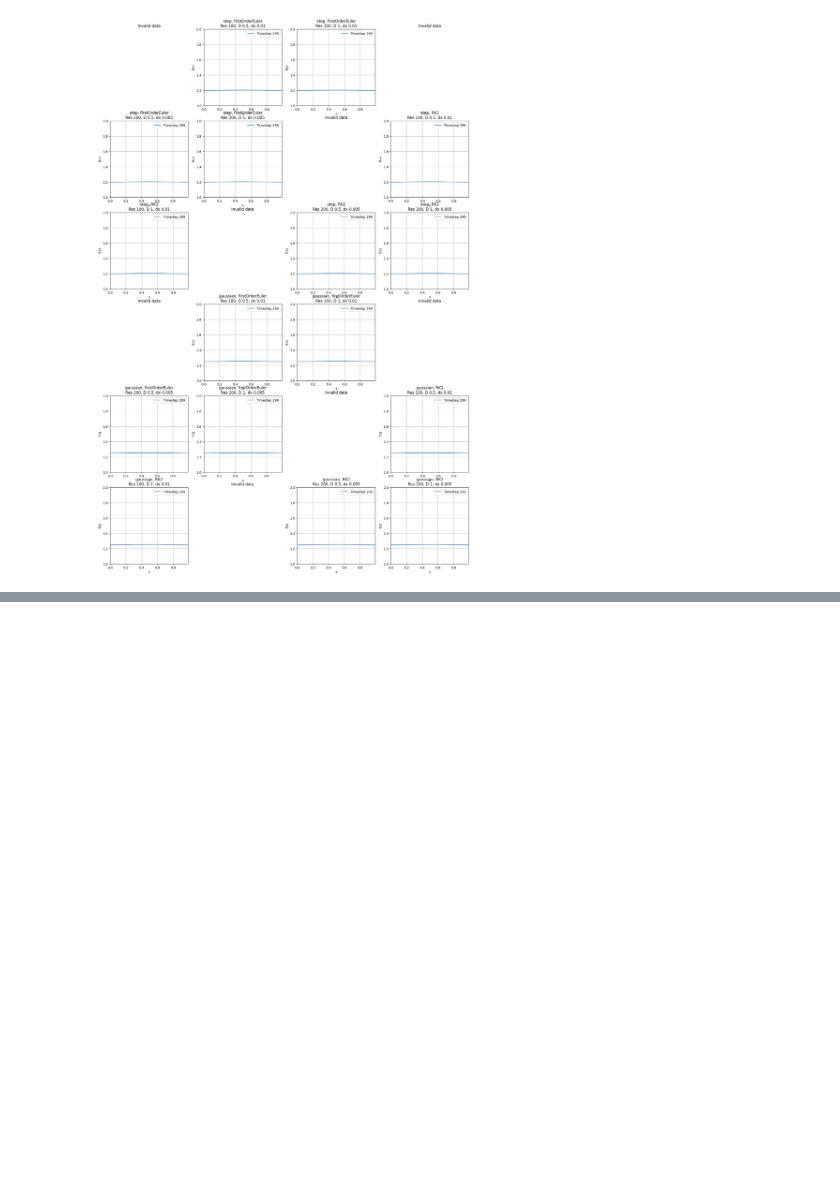
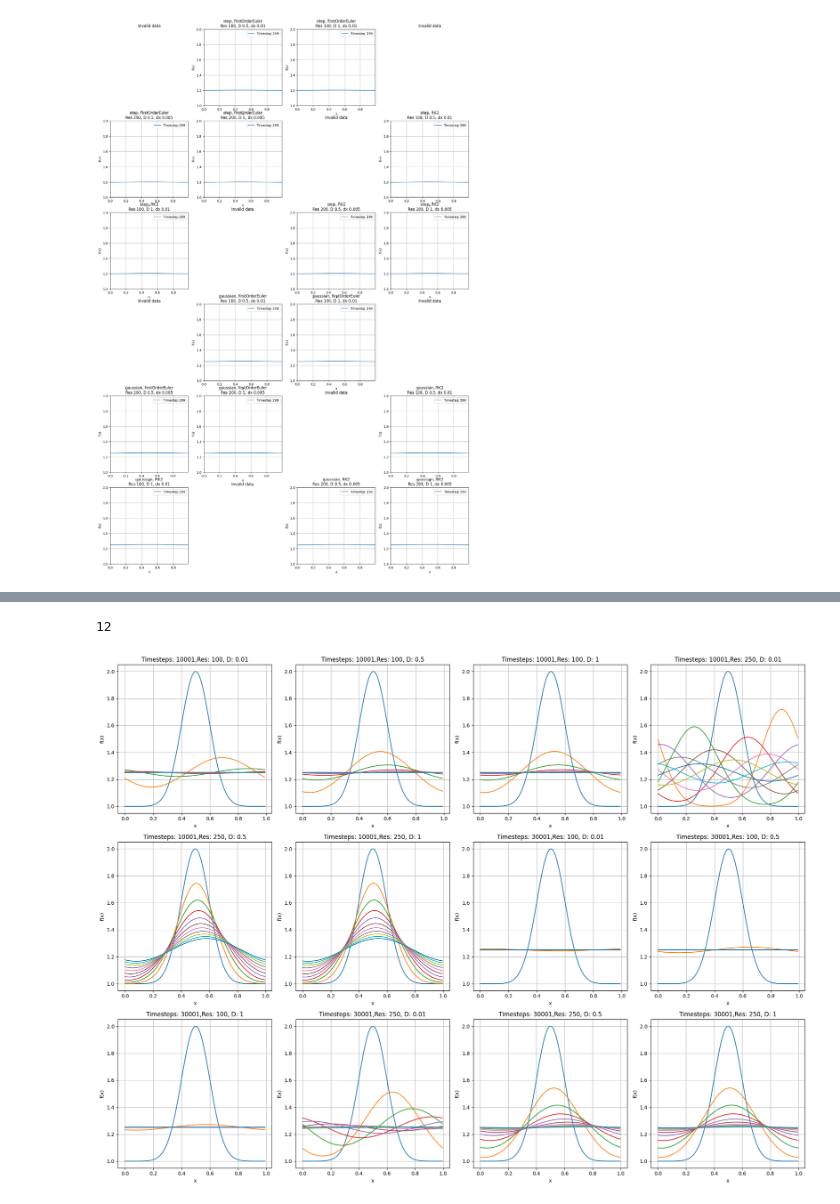
Before and after one commit to dariohug/03_Hydro_project, a Jupyter notebook: visualization.ipynb, the cells around one changed output, grey strips where cells are left out. Saved outputs shown, nothing was run; the diff lists cells and outputs as text; code cells hidden in the pictures; blank space fills up the shorter version.

```diff
--- a/visualization.ipynb
+++ b/visualization.ipynb
@@ -273,7 +273,7 @@ for ax, ((starting_profil, slope_limiter, time, resolution), data) in zip(axes,
 
     # Adjust the plotting interval based on the number of timesteps
     num_timesteps = time_series.shape[1]
-    plot_interval = max(1, num_timesteps // 10)  # Plot 10 lines
+    plot_interval = num_timesteps // 10  # Plot 10 lines
 
     for t in range(0, num_timesteps, plot_interval):
         ax.plot(x, time_series[:, t], label=f'Timestep {t}')
@@ -543,0 +570,41 @@ for starting_condition in starting_conditions:
+# %%
+# Determine the number of rows needed for 4 columns
+num_plots = len(data_results)
+print(num_plots)
+num_columns = 4
+num_rows = (num_plots + num_columns - 1) // num_columns  # Ceiling division
+
+# Create subplots
+fig, axes = plt.subplots(num_rows, num_columns, figsize=(20, num_rows * 5))
+axes = axes.flatten()  # Flatten axes for easier iteration
+
+# Iterate over the data and plot
+for ax, ((num_timesteps, resolution, diffusion_coefficient), data) in zip(axes, data_results.items()):
+    # Extract x values and time series data
+    x = data["x"].values
+    time_series = data.drop(columns=["x"]).values
+
+    # Determine the number of timesteps and adjust the plot interval
+    num_timesteps = time_series.shape[1]  # Number of timesteps from the data
+    plot_interval = max(1, num_timesteps // 10)  # Plot every 10% of timesteps
+
+    # Plot results for selected timesteps
+    for t in range(0, num_timesteps, plot_interval):
+        ax.plot(x, time_series[:, t], label=f"Timestep {t}")
+
+    # Customize the plot with condition-specific title and labels
+    ax.set_title(f"Timesteps: {num_timesteps},Res: {resolution}, D: {diffusion_coefficient}")
+    ax.set_xlabel("x")
+    ax.set_ylabel("f(x)")
+    ax.grid()
+
+# Turn off any unused axes
+for ax in axes[num_plots:]:
+    ax.axis('off')
+
+# Adjust layout for better spacing
+plt.tight_layout()
+plt.show()
+# %% [output]
+12
+[figure, added]
```
Also changed, not shown: parts of 4 cells of this notebook, 3 other files.
